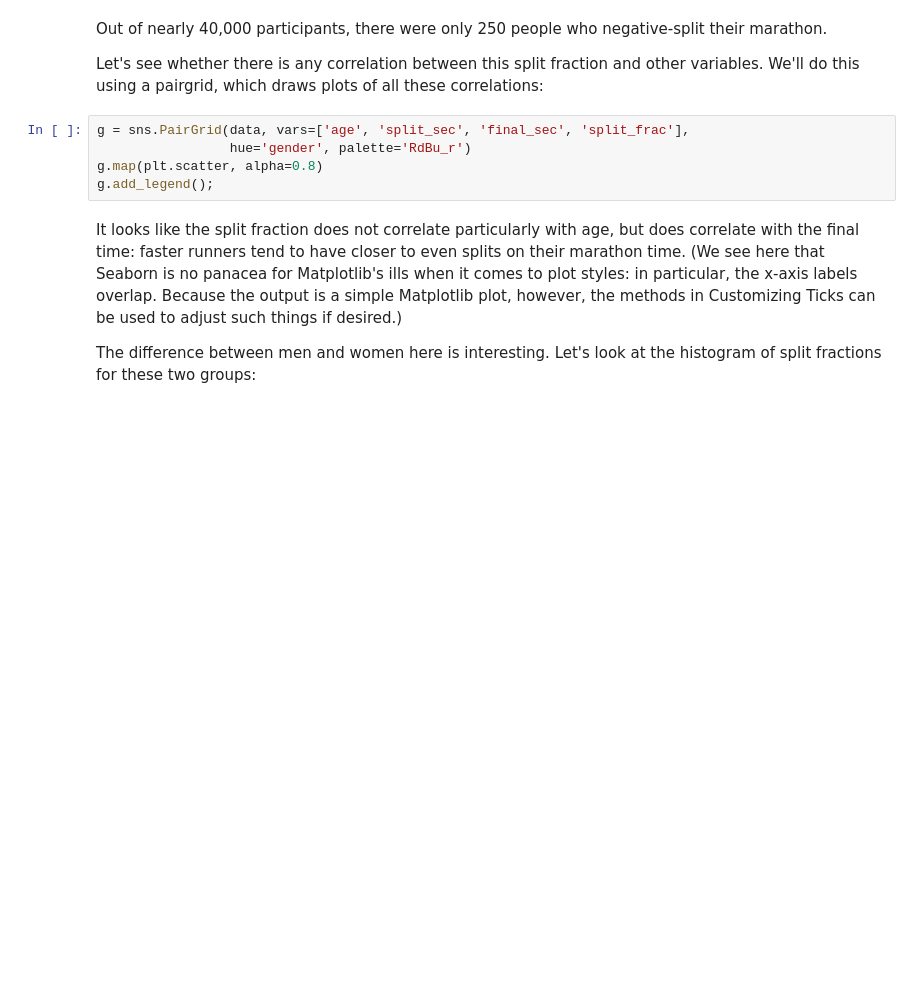
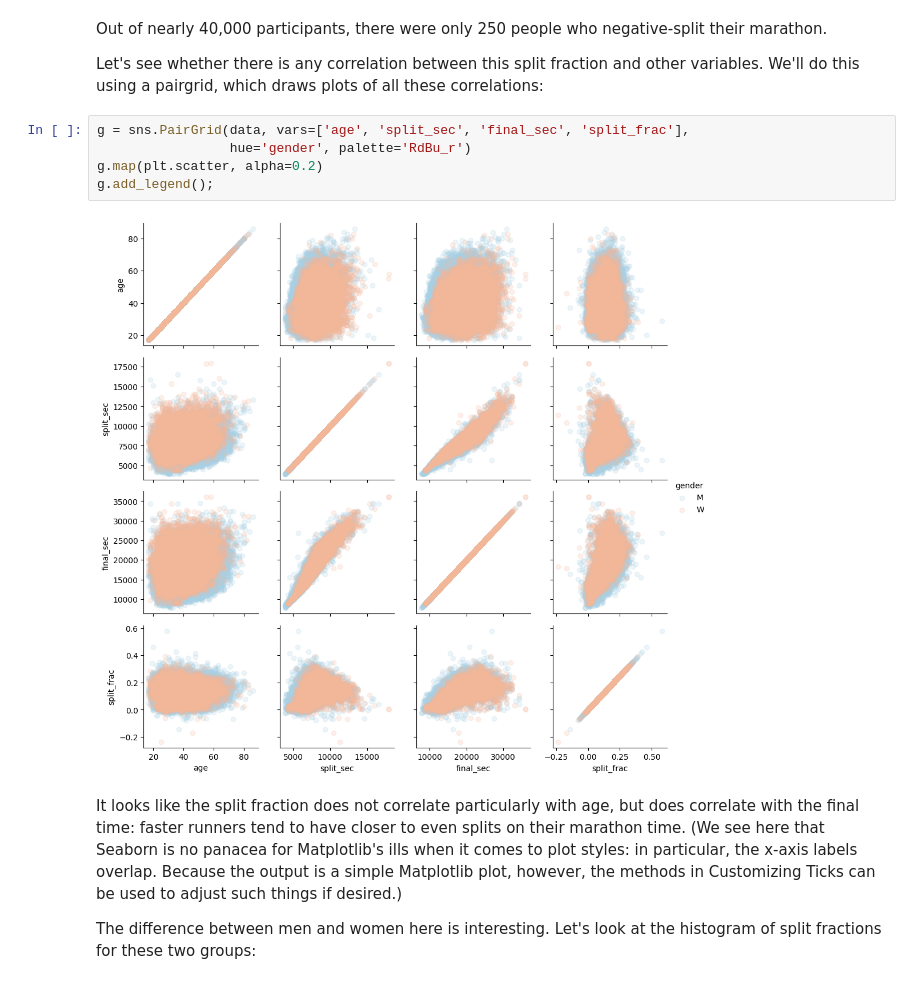
Before and after one commit to luciolcv/DM-Course-24, a Jupyter notebook: 01 - Pandas_Plot/intro_pandas_seaborn.ipynb, the cells around one changed output. Drawn from its saved outputs; the diff is of its cells as text; blank space fills up the shorter version.

```diff
--- a/01 - Pandas_Plot/intro_pandas_seaborn.ipynb
+++ b/01 - Pandas_Plot/intro_pandas_seaborn.ipynb
@@ -2539,8 +3361,10 @@ Let's see whether there is any correlation between this split fraction and other
 # %%
 g = sns.PairGrid(data, vars=['age', 'split_sec', 'final_sec', 'split_frac'],
                  hue='gender', palette='RdBu_r')
-g.map(plt.scatter, alpha=0.8)
+g.map(plt.scatter, alpha=0.2)
 g.add_legend();
+# %% [output]
+[figure, added]
 # %% [markdown]
 
 
```
Also changed, not shown: parts of 106 cells of this notebook, 16 other files.
